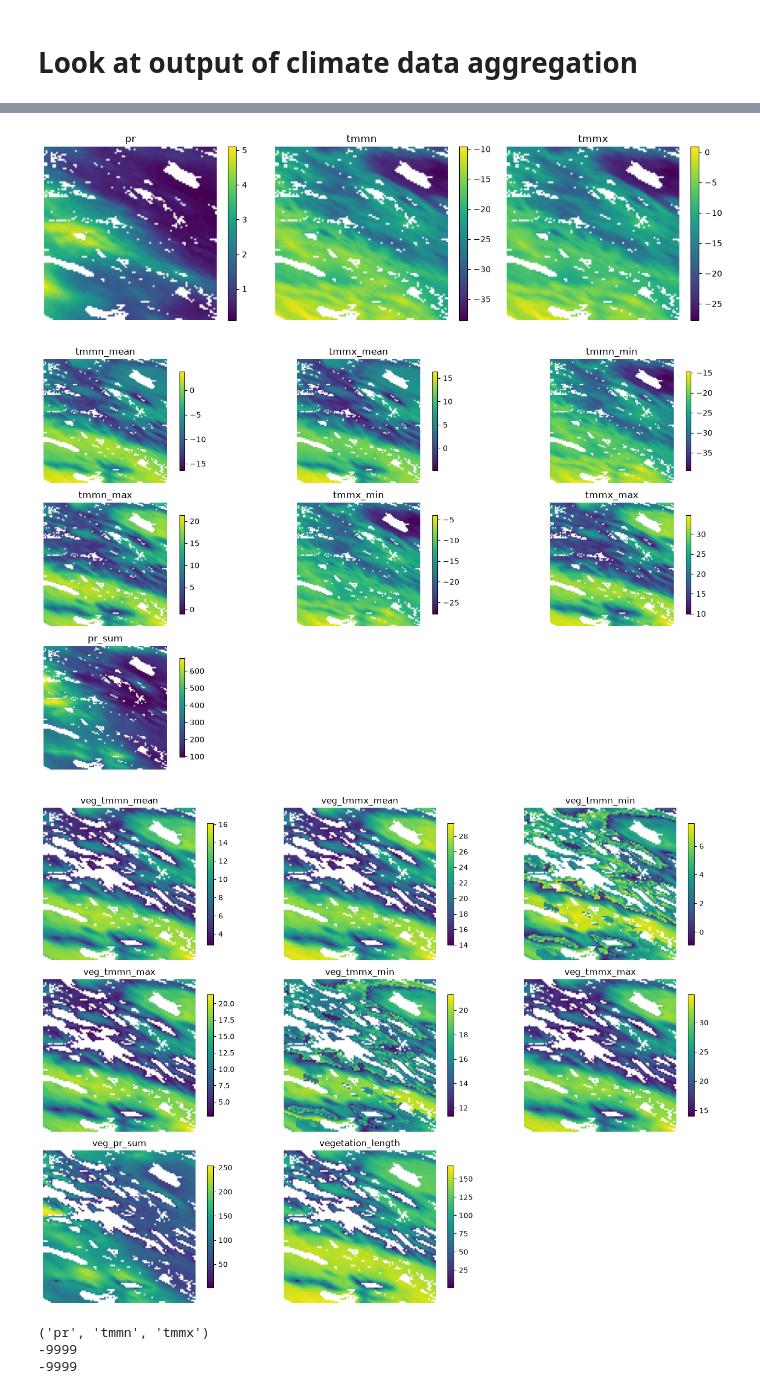
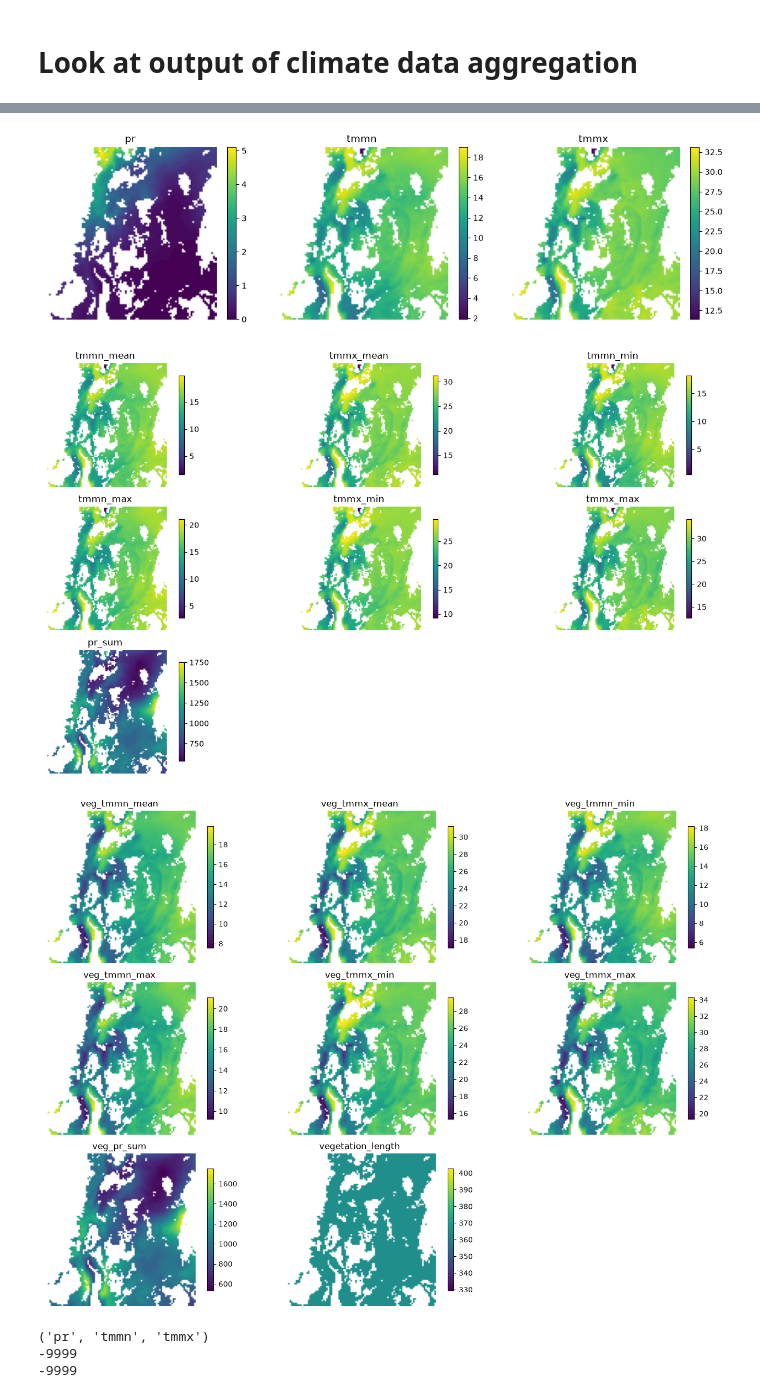
Before and after one commit to Wanja24/non-equilibrium, a Jupyter notebook: test_scripts/aggregate_climate_data_test.ipynb, the cells around one changed output, grey strips where cells are left out. Drawn from its saved outputs; the diff is of its cells as text; code cells hidden in the pictures.

```diff
--- a/test_scripts/aggregate_climate_data_test.ipynb
+++ b/test_scripts/aggregate_climate_data_test.ipynb
@@ -12,13 +12,16 @@ import numpy as np
 # TODO: Select desired year and location
 
 # Year
-year = 2024 # or leap year 2004
+year = 2004 # or leap year 2004
 
 # Desired location (WGS84)
-lon = 88.0   # near equator 29.9 # south africa 24 # altai 88.0 # europe 10.0
-lat = 49.0   # near equator -1.8 # south africa -27 # altai 49.0 # europe 50.0
+lon = 29.9   # near equator 29.9 # south africa 24 # altai 88.0 # europe 10.0
+lat = -1.8  # near equator -1.8 # south africa -27 # altai 49.0 # europe 50.0
 # %%
-path = "/Volumes/TOSHIBA EXT/non-equilibrium/data/climate_monthly"
+#path_climate_monthly = "/Volumes/TOSHIBA EXT/non-equilibrium/data/climate_monthly"
+#path_climate_yearly = "/Volumes/TOSHIBA EXT/non-equilibrium/data/climate_yearly"
+path_climate_monthly = "/Users/Wanja/Documents/non-equilibrium_data/climate_monthly"
+path_climate_yearly = "/Users/Wanja/Documents/non-equilibrium_data/climate_yearly_new"
 
 # Define months depending on hemisphere
 if lat >= 0:
@@ -37,7 +40,7 @@ files_vegetation_year = []
 
 for y, m in zip(years, months):
     pattern = os.path.join(
-        path,
+        path_climate_monthly,
         f"Climate_monthly_{y}-{m:02d}-01.tif"
     )
     files_vegetation_year.append(pattern)
@@ -197,35 +200,33 @@ plot_raster_bands(
     scale_factor=0.1
 )
 # %% [output]
-[figure, old version]
+[figure, new version]
 # %%
 # --------------------------------------------------
 # Example usage
 # --------------------------------------------------
 
 yearly_file = (
-    f'/Volumes/TOSHIBA EXT/non-equilibrium/data/climate_yearly/'
-    f"Climate_yearly_{year}.tif"
+    os.path.join(path_climate_yearly, f"Climate_yearly_{year}.tif")
 )
 
 vegetation_file = (
-    f'/Volumes/TOSHIBA EXT/non-equilibrium/data/climate_yearly/'
-    f"Climate_vegetation_period_{year}.tif"
+    os.path.join(path_climate_yearly, f"Climate_vegetation_period_{year}.tif")
 )
 
 plot_raster_bands(
     yearly_file,
     figsize=(14, 8)
 )
 
 
 plot_raster_bands(
     vegetation_file,
     figsize=(14, 10)
 )
 # %% [output]
-[figure, old version]
+[figure, new version]
-[figure, old version]
+[figure, new version]
 # %%
 with rasterio.open(files_vegetation_year[0]) as src:
     print(src.descriptions)
```
Also changed, not shown: parts of 3 cells of this notebook, 1 other file.
